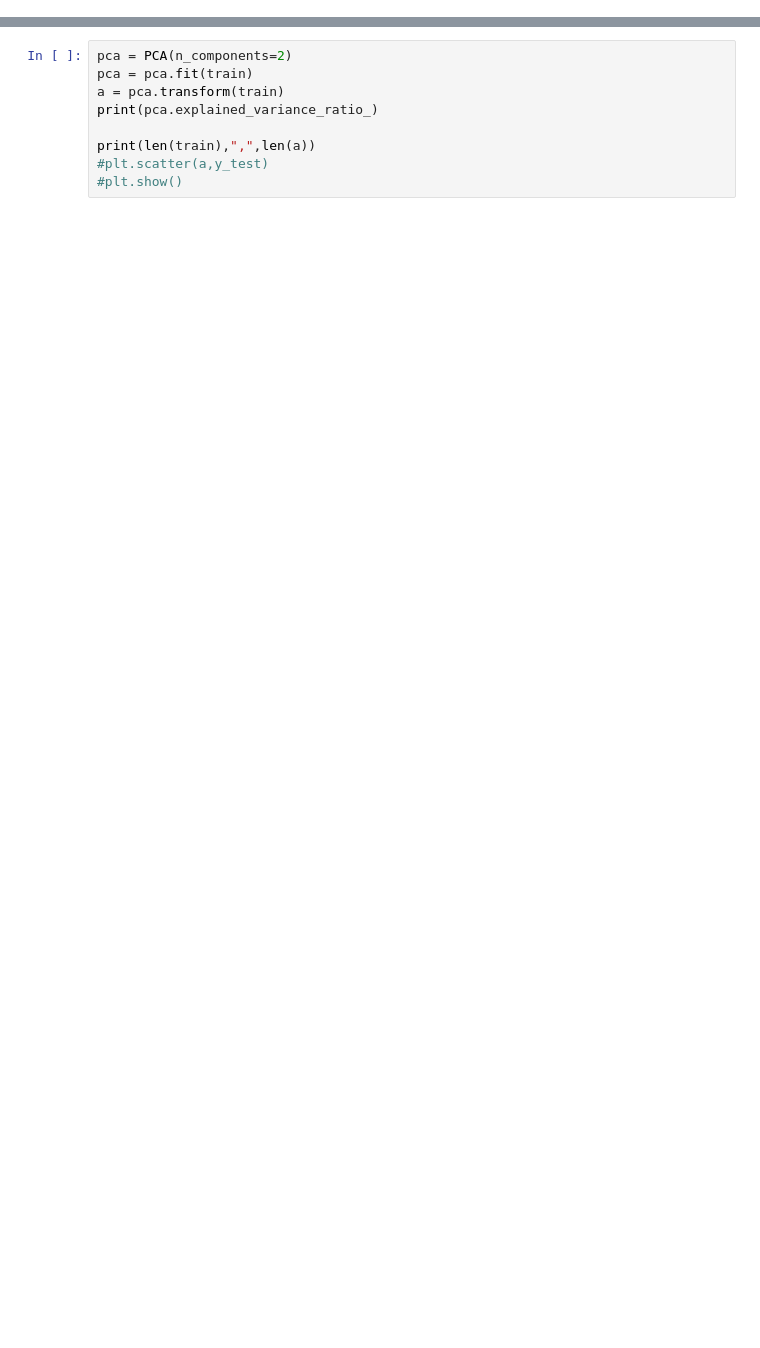
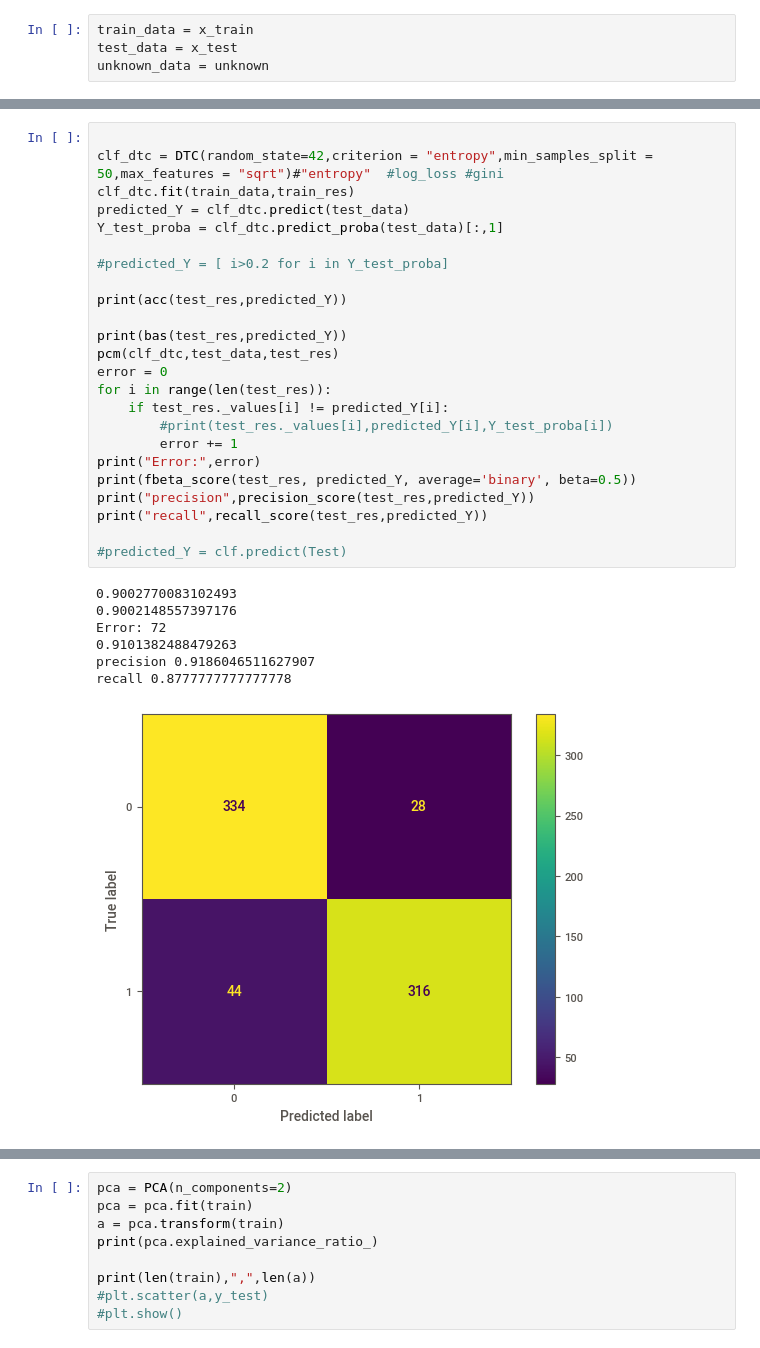
Before and after one commit to Schmidt9898/Datamining_course, a Jupyter notebook: assigment/trying.ipynb, the cells around one changed output, grey strips where cells are left out. Cells and saved outputs as stored; diff of their text form; blank space fills up the shorter version.

```diff
--- a/assigment/trying.ipynb
+++ b/assigment/trying.ipynb
@@ -80,0 +121,4 @@ Name: Expected, dtype: int64
+# %%
+train_data = x_train
+test_data = x_test
+unknown_data = unknown
@@ -81 +163,33 @@ Name: Expected, dtype: int64
+# %%
+
+clf_dtc = DTC(random_state=42,criterion = "entropy",min_samples_split = 50,max_features = "sqrt")#"entropy"  #log_loss #gini
+clf_dtc.fit(train_data,train_res)
+predicted_Y = clf_dtc.predict(test_data)
+Y_test_proba = clf_dtc.predict_proba(test_data)[:,1]
+
+#predicted_Y = [ i>0.2 for i in Y_test_proba]
+
+print(acc(test_res,predicted_Y))
+
+print(bas(test_res,predicted_Y))
+pcm(clf_dtc,test_data,test_res)
+error = 0
+for i in range(len(test_res)):
+	if test_res._values[i] != predicted_Y[i]:
+		#print(test_res._values[i],predicted_Y[i],Y_test_proba[i])
+		error += 1
+print("Error:",error)
+print(fbeta_score(test_res, predicted_Y, average='binary', beta=0.5))
+print("precision",precision_score(test_res,predicted_Y))
+print("recall",recall_score(test_res,predicted_Y))
+
+#predicted_Y = clf.predict(Test)
+# %% [output]
+0.9002770083102493
+0.9002148557397176
+Error: 72
+0.9101382488479263
+precision 0.9186046511627907
+recall 0.8777777777777778
+[figure, added]
 # %%
```
Also changed, not shown: parts of 13 cells of this notebook.
